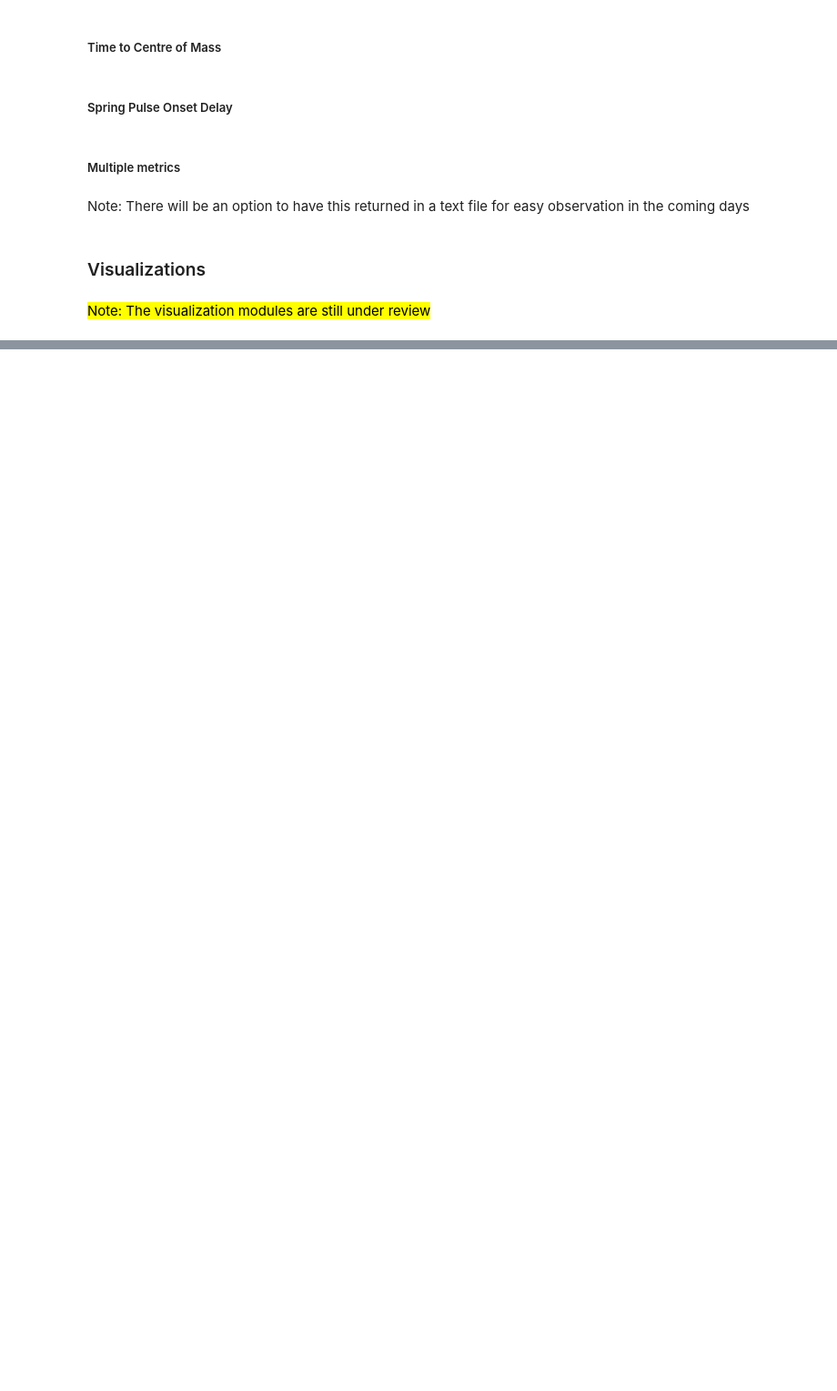
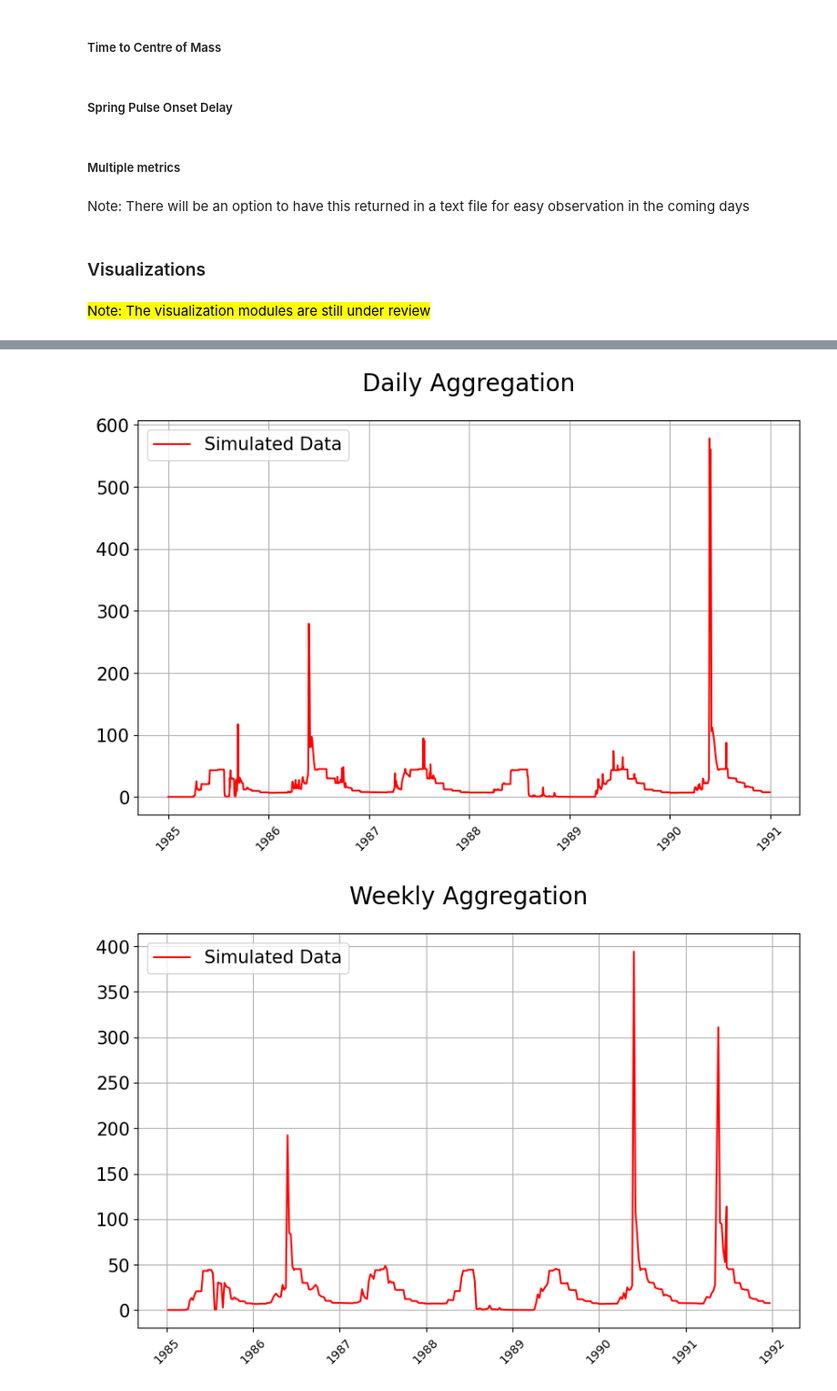
Before and after one commit to UchechukwuUdenze/NHS_PostProcessing, a Jupyter notebook: docs/source/notebooks/Examples.ipynb, the cells around one changed output, grey strips where cells are left out. Shown: that part at 91% size. Drawn from its saved outputs; the diff is of its cells as text; code cells hidden in the pictures; blank space fills up the shorter version.

```diff
--- a/docs/source/notebooks/Examples.ipynb
+++ b/docs/source/notebooks/Examples.ipynb
@@ -573,0 +615,35 @@ visuals.qqplot(
+# %%
+visuals.plot(
+    df = DATAFRAMES["DF_SIMULATED"].iloc[:, [0]]['1985-01-01':'1990-12-31'],
+    title='Daily Aggregation',
+    grid=True,
+#     save=True, save_as='d', dir='../',
+#     metrices = 'all'
+)
+
+visuals.plot(
+    df = DATAFRAMES["DF_WEEKLY"].iloc[:, [1]]['1985-01-01':'1991-12-31'],
+    title='Weekly Aggregation',
+    grid=True,
+#     save=True, save_as='we', dir='../',
+#     metrices = 'all'
+)
+
+visuals.plot(
+    df = DATAFRAMES["DF_MONTHLY"].iloc[:, [1]]['1985-01-01':'1990-12-31'],
+    title='Monthly Aggregation',
+    grid=True,
+#     save=True, save_as='m', dir='../',
+#     metrices = 'all'
+)
+
+visuals.plot(
+    df = DATAFRAMES["DF_YEARLY"].iloc[:, [1]]['1985-01-01':'1995-12-31'],
+    title='Yearly Aggregation',
+    grid=True,
+#     save=True, save_as='y', dir='../',
+#     metrices = 'all'
+)
+# %% [output]
+[figure, added]
+[figure, added]
```
Also changed, not shown: parts of 9 cells of this notebook, 24 other files.
